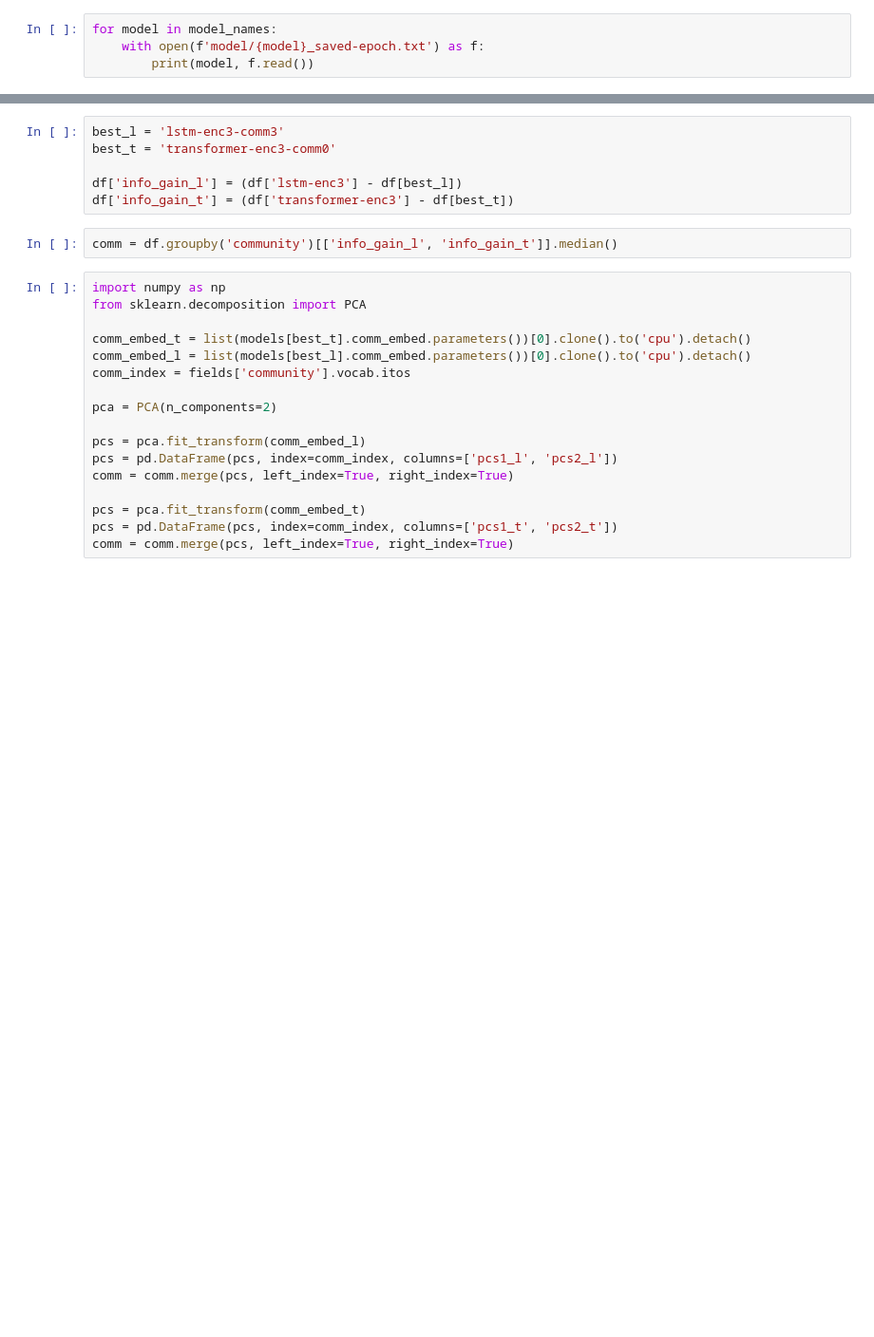
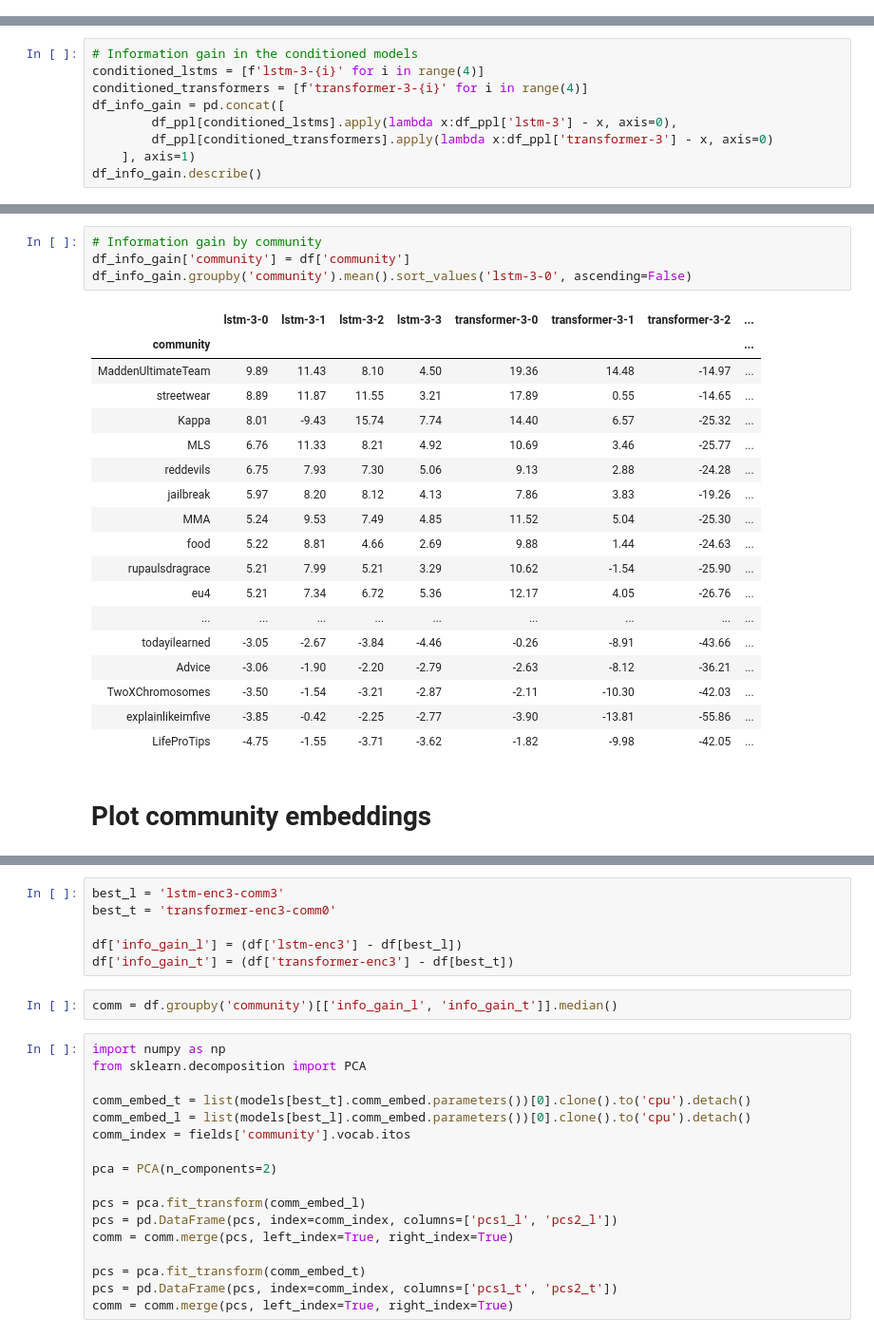
Before and after one commit to GU-CLASP/CommunityConditionedLM, a Jupyter notebook: Analysis.ipynb, the cells around one changed output, grey strips where cells are left out. Shown at 95% size. Cells and saved outputs as stored; diff of their text form; blank space fills up the shorter version.

```diff
--- a/Analysis.ipynb
+++ b/Analysis.ipynb
@@ -123,4 +0,0 @@ transformer-enc3-comm3: 21779523
-# %%
-for model in model_names:
-    with open(f'model/{model}_saved-epoch.txt') as f:
-        print(model, f.read())
@@ -181,0 +71,9 @@ fig.show()
+# %%
+# Information gain in the conditioned models
+conditioned_lstms = [f'lstm-3-{i}' for i in range(4)]
+conditioned_transformers = [f'transformer-3-{i}' for i in range(4)]
+df_info_gain = pd.concat([
+        df_ppl[conditioned_lstms].apply(lambda x:df_ppl['lstm-3'] - x, axis=0),
+        df_ppl[conditioned_transformers].apply(lambda x:df_ppl['transformer-3'] - x, axis=0)
+    ], axis=1)
+df_info_gain.describe()
@@ -181,0 +90,25 @@ fig.show()
+# %%
+# Information gain by community
+df_info_gain['community'] = df['community']
+df_info_gain.groupby('community').mean().sort_values('lstm-3-0', ascending=False)
+# %% [output]
+|  | lstm-3-0 | lstm-3-1 | lstm-3-2 | lstm-3-3 | transformer-3-0 | transformer-3-1 | transformer-3-2 | ... |
+| community |  |  |  |  |  |  |  | ... |
+| MaddenUltimateTeam | 9.89 | 11.43 | 8.10 | 4.50 | 19.36 | 14.48 | -14.97 | ... |
+| streetwear | 8.89 | 11.87 | 11.55 | 3.21 | 17.89 | 0.55 | -14.65 | ... |
+| Kappa | 8.01 | -9.43 | 15.74 | 7.74 | 14.40 | 6.57 | -25.32 | ... |
+| MLS | 6.76 | 11.33 | 8.21 | 4.92 | 10.69 | 3.46 | -25.77 | ... |
+| reddevils | 6.75 | 7.93 | 7.30 | 5.06 | 9.13 | 2.88 | -24.28 | ... |
+| jailbreak | 5.97 | 8.20 | 8.12 | 4.13 | 7.86 | 3.83 | -19.26 | ... |
+| MMA | 5.24 | 9.53 | 7.49 | 4.85 | 11.52 | 5.04 | -25.30 | ... |
+| food | 5.22 | 8.81 | 4.66 | 2.69 | 9.88 | 1.44 | -24.63 | ... |
+| rupaulsdragrace | 5.21 | 7.99 | 5.21 | 3.29 | 10.62 | -1.54 | -25.90 | ... |
+| eu4 | 5.21 | 7.34 | 6.72 | 5.36 | 12.17 | 4.05 | -26.76 | ... |
+| ... | ... | ... | ... | ... | ... | ... | ... | ... |
+| todayilearned | -3.05 | -2.67 | -3.84 | -4.46 | -0.26 | -8.91 | -43.66 | ... |
+| Advice | -3.06 | -1.90 | -2.20 | -2.79 | -2.63 | -8.12 | -36.21 | ... |
+| TwoXChromosomes | -3.50 | -1.54 | -3.21 | -2.87 | -2.11 | -10.30 | -42.03 | ... |
+| explainlikeimfive | -3.85 | -0.42 | -2.25 | -2.77 | -3.90 | -13.81 | -55.86 | ... |
+| LifeProTips | -4.75 | -1.55 | -3.71 | -3.62 | -1.82 | -9.98 | -42.05 | ... |
+# %% [markdown]
+# Plot community embeddings
```
Also changed, not shown: parts of 53 cells of this notebook.
